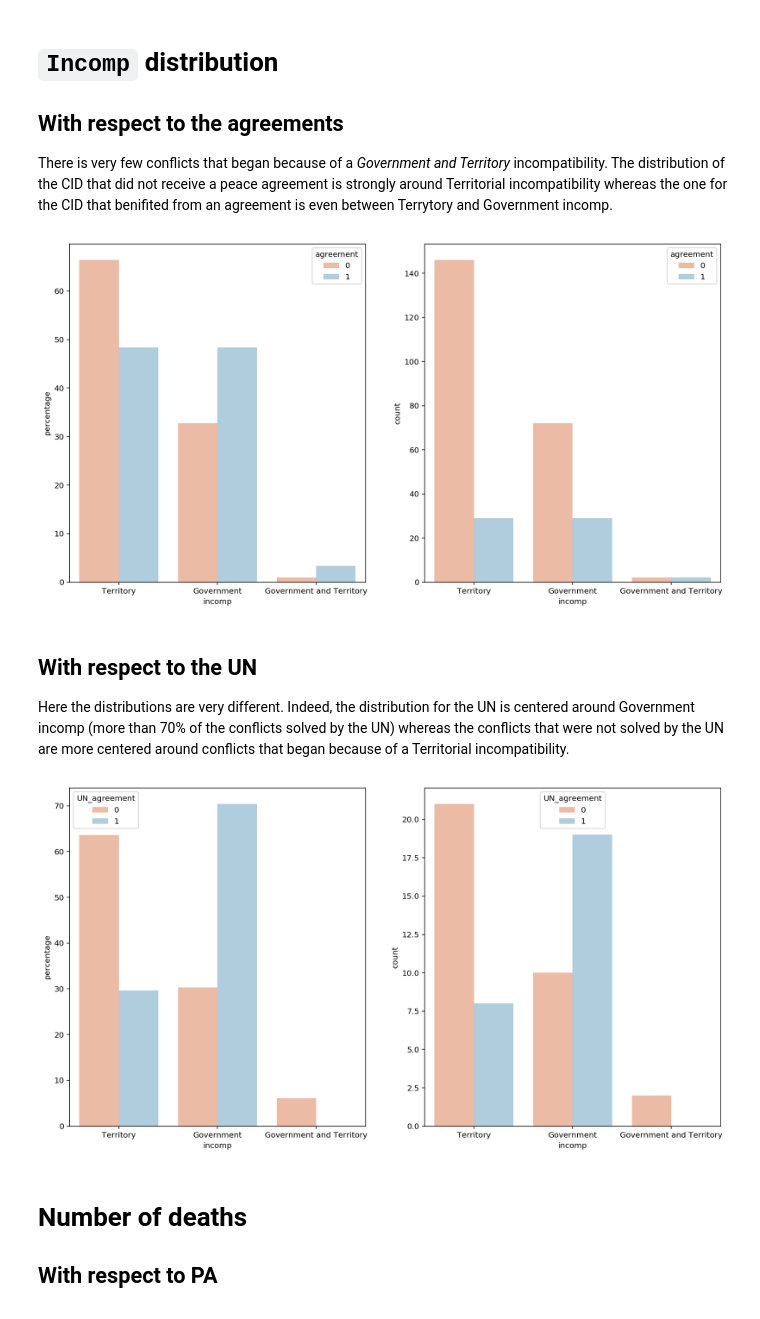
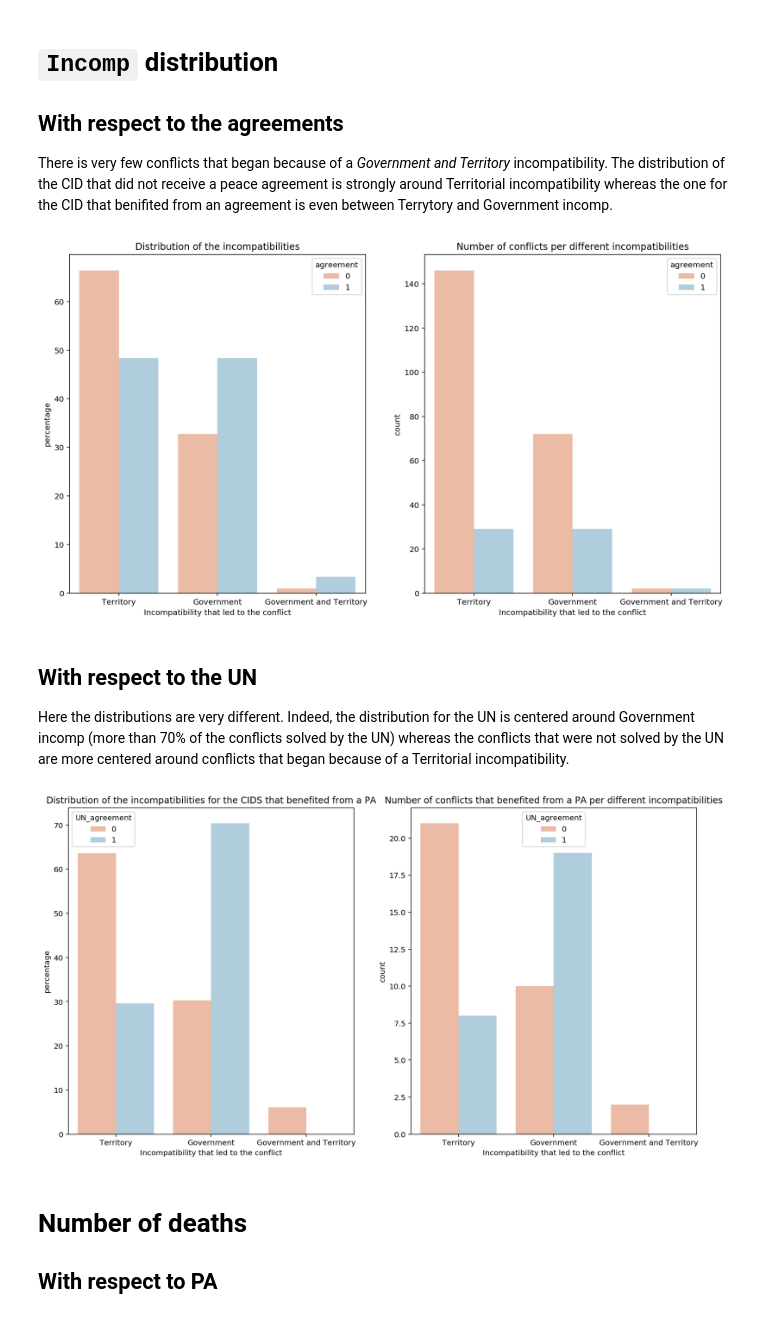
Before and after one commit to rbsteinm/AppliedDataAnalysis, a Jupyter notebook: project/notebook for story.ipynb, the cells around one changed output. Saved outputs shown, nothing was run; the diff lists cells and outputs as text; code cells hidden in the pictures.

Commit message:
Cleaned some plots

```diff
--- a/project/notebook for story.ipynb
+++ b/project/notebook for story.ipynb
@@ -209,20 +209,24 @@ plt.savefig('images/typeCUN.pdf', transparent=True)
 There is very few conflicts that began because of a *Government and Territory* incompatibility. The distribution of the CID that did not receive a peace agreement is strongly around Territorial incompatibility whereas the one for the CID that benifited from an agreement is even between Terrytory and Government incomp.
 # %%
 percent_categorical('incomp' , df= clean_df , grouper = 'agreement' ,
-                    order = [ 'Territory' , 'Government' , 'Government and Territory'] )
-plt.savefig('images/incompAG.pdf', transparent=True)
+                    order = [ 'Territory' , 'Government' , 'Government and Territory'],
+                   title = ['Distribution of the incompatibilities' , 'Number of conflicts per different incompatibilities'],
+                   label = 'Incompatibility that led to the conflict')
+plt.savefig('images/incompAG.png', transparent=True)
 # %% [output]
-[figure, old version]
+[figure, new version]
 # %% [markdown]
 ## With respect to the UN
 
 Here the distributions are very different. Indeed, the distribution for the UN is centered around Government incomp (more than 70% of the conflicts solved by the UN) whereas the conflicts that were not solved by the UN are more centered around conflicts that began because of a Territorial incompatibility.
 # %%
 percent_categorical('incomp' , df= ag , grouper = 'UN_agreement' ,
-                    order = [ 'Territory' , 'Government' , 'Government and Territory'] )
-plt.savefig('images/incompCUN.pdf', transparent=True)
+                    order = [ 'Territory' , 'Government' , 'Government and Territory'],
+                    title = ['Distribution of the incompatibilities for the CIDS that benefited from a PA' , 'Number of conflicts that benefited from a PA per different incompatibilities'],
+                   label = 'Incompatibility that led to the conflict')
+plt.savefig('images/incompCUN.png', transparent=True)
 # %% [output]
-[figure, old version]
+[figure, new version]
 # %% [markdown]
 # Number of deaths
 
```
Also changed, not shown: parts of 12 cells of this notebook, 4 other files.
